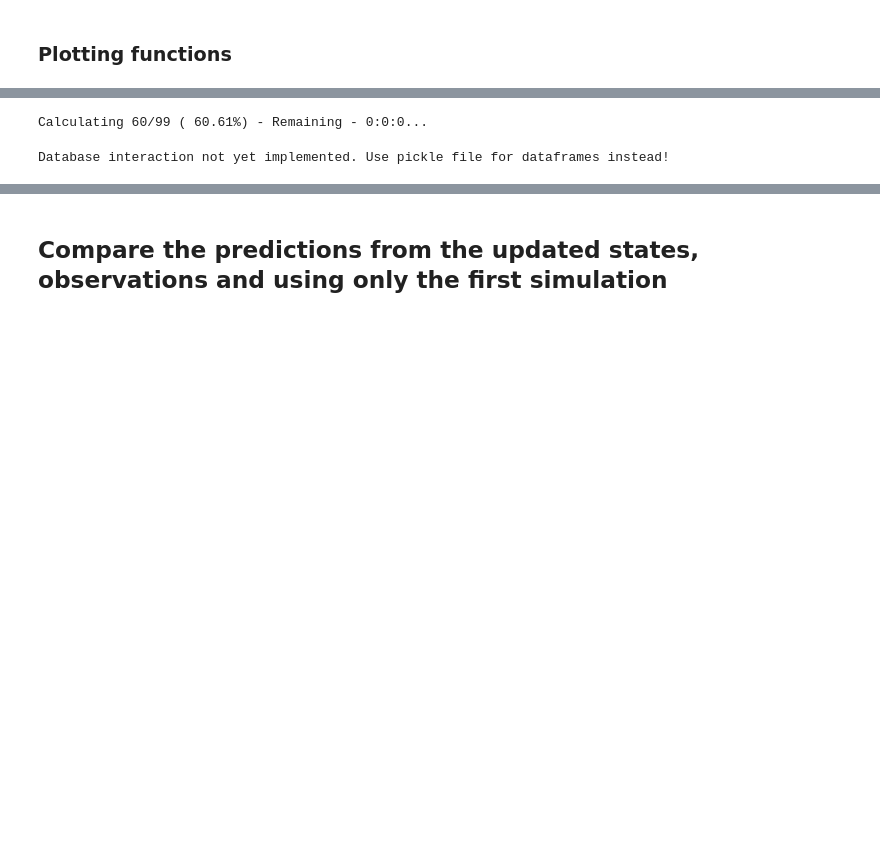
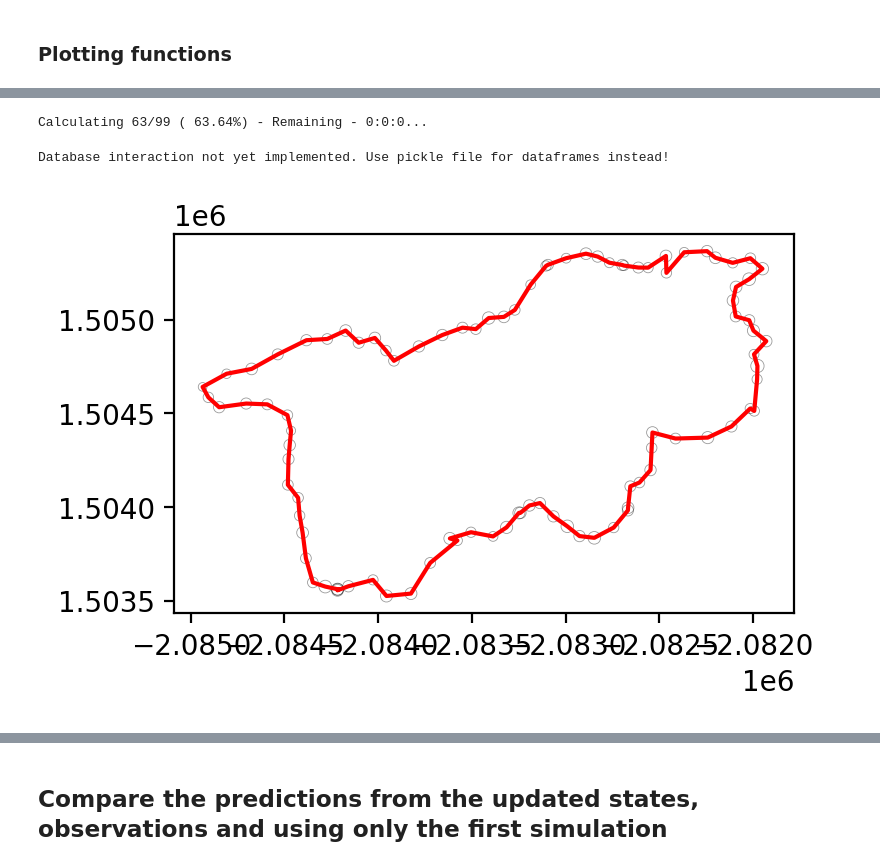
Before and after one commit to tolgacaglar/farsite-devAPI, a Jupyter notebook: src/Ensemble Kalman Filter Workflow_test.ipynb, the cells around one changed output, grey strips where cells are left out. Saved outputs shown, nothing was run; the diff lists cells and outputs as text; code cells hidden in the pictures; blank space fills up the shorter version.

Commit message:
update with reference fires

```diff
--- a/src/Ensemble Kalman Filter Workflow_test.ipynb
+++ b/src/Ensemble Kalman Filter Workflow_test.ipynb
@@ -190,8 +192,8 @@ def align_vertices(interpolated_vertices):
 def create_ensembles(nsamples, current_state, windspeed, winddirection, normalized_scale, filetype, objectid, datetime, description):
 
     # uncertainty in both x and y for each vertex
-    uncertainties = calculate_uncertainties_observed(current_state.vertices, windspeed, winddirection, scale=windspeed*normalized_scale)*np.sqrt(current_state.lengths.sum())
-
+    # uncertainties = calculate_uncertainties_observed(current_state.vertices, windspeed, winddirection, scale=windspeed*normalized_scale)*np.sqrt(current_state.lengths.sum())
+    uncertainties = calculate_uncertainties_observed(current_state.vertices, windspeed, winddirection, scale=1)
 
     ignitions = {'igniteidx': [],
                  'filetype': [],
@@ -396,7 +398,7 @@ class EnKF:
                          'windspeed': self.windspeed, 'winddirection': self.winddirection,
                          'relhumid': 90, 'temperature': 20}
 
-            mainapi_lst.append(usr.calculatePerimeters(inputData))
+            mainapi_lst.append(self.usr.calculatePerimeters(inputData))
 
 
         # from multiprocessing import Pool
@@ -529,8 +547,8 @@ def calculate_model(igniteidx_lst, compareidx, lcpidx, barrieridx, windspeed, wi
 # Initial params
 
 initial = usr.db.gdfignition.iloc[0]
-windspeed = 10
-winddirection = 90
+windspeed = 10   # Calculations are made with windspeed = 10, winddirection = 90
+winddirection = 60
 nsamples = 100
 normalized_scale = 2
 
@@ -538,10 +556,17 @@ state = EnKF(initial, windspeed, winddirection, normalized_scale, nsamples, usr)
 X_0_lst = [state.X_0]
 
 usr_model = futils.User(fp)
-igniteidx_lst = ['f23196b034474744bdca7df94b13e0f7']
+# igniteidx_lst = ['f23196b034474744bdca7df94b13e0f7']
+igniteidx_lst = [referenceidx_lst[0]]
 # %% [output]
-Calculating 60/99 ( 60.61%) - Remaining - 0:0:0...
+Calculating 63/99 ( 63.64%) - Remaining - 0:0:0...
 Database interaction not yet implemented. Use pickle file for dataframes instead!
+# %%
+fig, ax = plt.subplots(1,1, figsize=(4,4), dpi=200)
+plot_matrix(X_0_lst[0], ax=ax, color='red', show_stdev=True)
+ax.set_aspect('equal')
+# %% [output]
+[figure, added]
 # %%
 ## obtain the igniteidx of the ignition
 ## The indices will be passed from the interface, which will include corresponding datetime, filepath etc.
```
Also changed, not shown: parts of 10 cells of this notebook, 3 other files.
